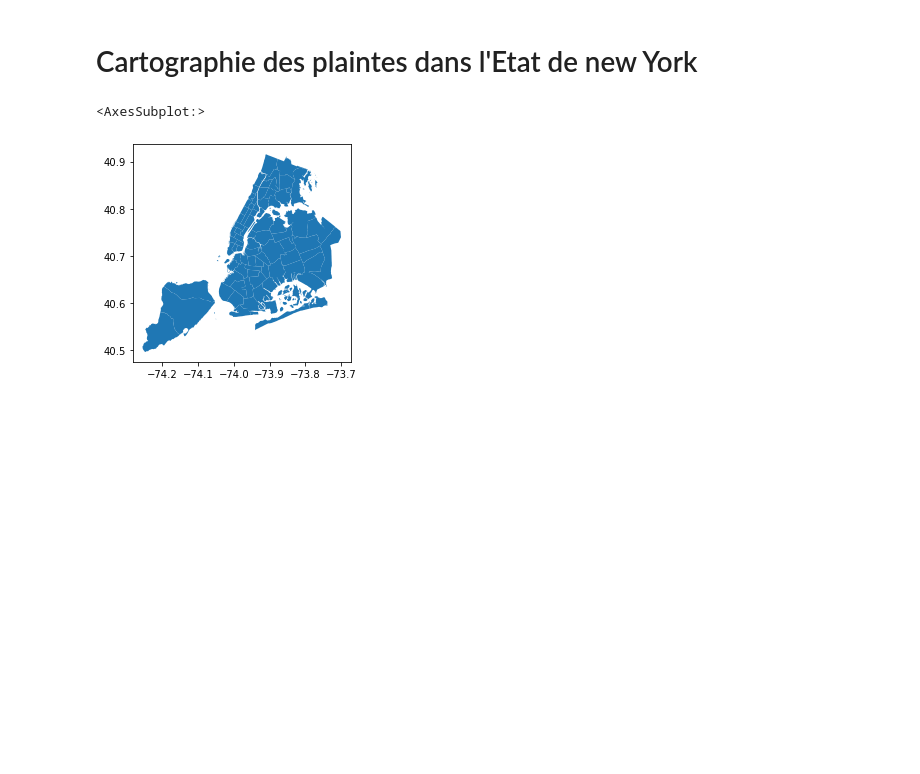
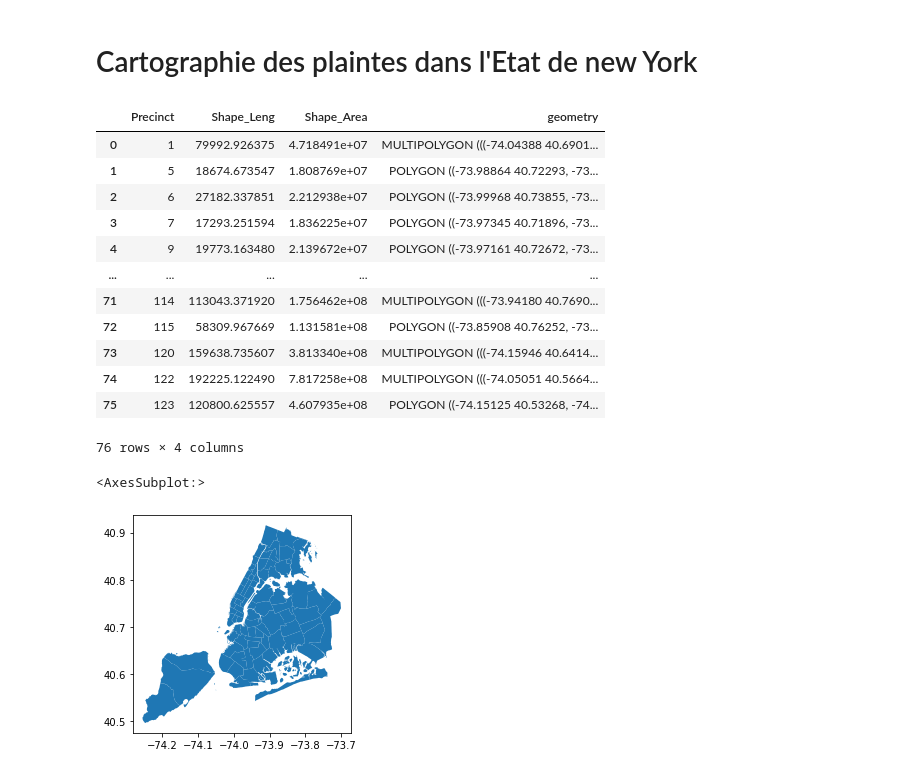
Before and after one commit to ndrettakis/Police-Misconduct-Stat-app, a Jupyter notebook: cartographie des plaintes dans l'Etat de NY .ipynb, the cells around one changed output. Cells and saved outputs as stored; diff of their text form; code cells hidden in the pictures; blank space fills up the shorter version.

```diff
--- a/cartographie des plaintes dans l'Etat de NY .ipynb
+++ b/cartographie des plaintes dans l'Etat de NY .ipynb
@@ -10,6 +10,22 @@ from geopandas import GeoDataFrame
 # %%
 pathgeo = "https://raw.githubusercontent.com/ndrettakis/Police-Misconduct-Stat-app/main/police_precincts.geojson"
 precinct = gpd.read_file(pathgeo)
+# %%
+precinct
+# %% [output]
+|  | Precinct | Shape_Leng | Shape_Area | geometry |
+| 0 | 1 | 79992.926375 | 4.718491e+07 | MULTIPOLYGON (((-74.04388 40.6901... |
+| 1 | 5 | 18674.673547 | 1.808769e+07 | POLYGON ((-73.98864 40.72293, -73... |
+| 2 | 6 | 27182.337851 | 2.212938e+07 | POLYGON ((-73.99968 40.73855, -73... |
+| 3 | 7 | 17293.251594 | 1.836225e+07 | POLYGON ((-73.97345 40.71896, -73... |
+| 4 | 9 | 19773.163480 | 2.139672e+07 | POLYGON ((-73.97161 40.72672, -73... |
+| ... | ... | ... | ... | ... |
+| 71 | 114 | 113043.371920 | 1.756462e+08 | MULTIPOLYGON (((-73.94180 40.7690... |
+| 72 | 115 | 58309.967669 | 1.131581e+08 | POLYGON ((-73.85908 40.76252, -73... |
+| 73 | 120 | 159638.735607 | 3.813340e+08 | MULTIPOLYGON (((-74.15946 40.6414... |
+| 74 | 122 | 192225.122490 | 7.817258e+08 | MULTIPOLYGON (((-74.05051 40.5664... |
+| 75 | 123 | 120800.625557 | 4.607935e+08 | POLYGON ((-74.15125 40.53268, -74... |
+76 rows × 4 columns
 # %%
 precinct.plot()
 # %% [output]
```
Also changed, not shown: parts of 5 cells of this notebook.
